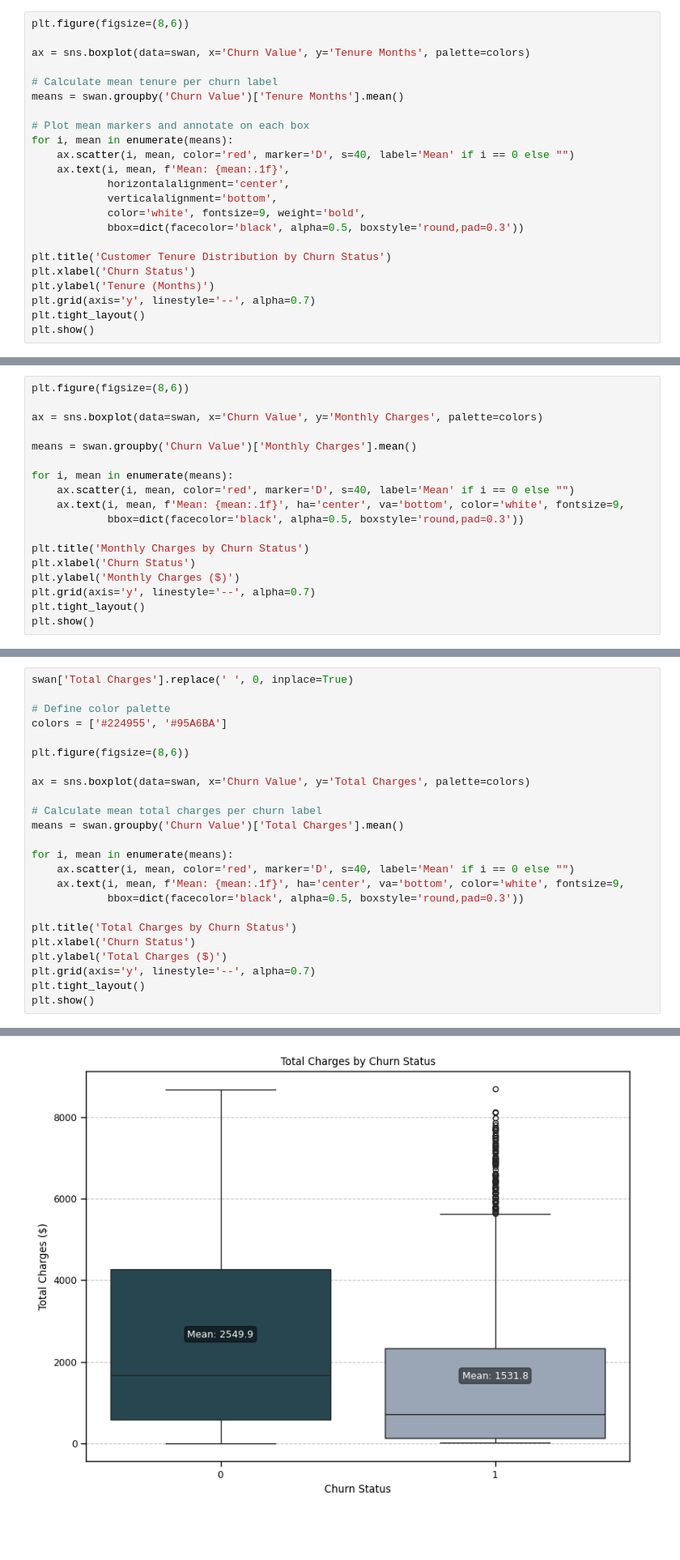
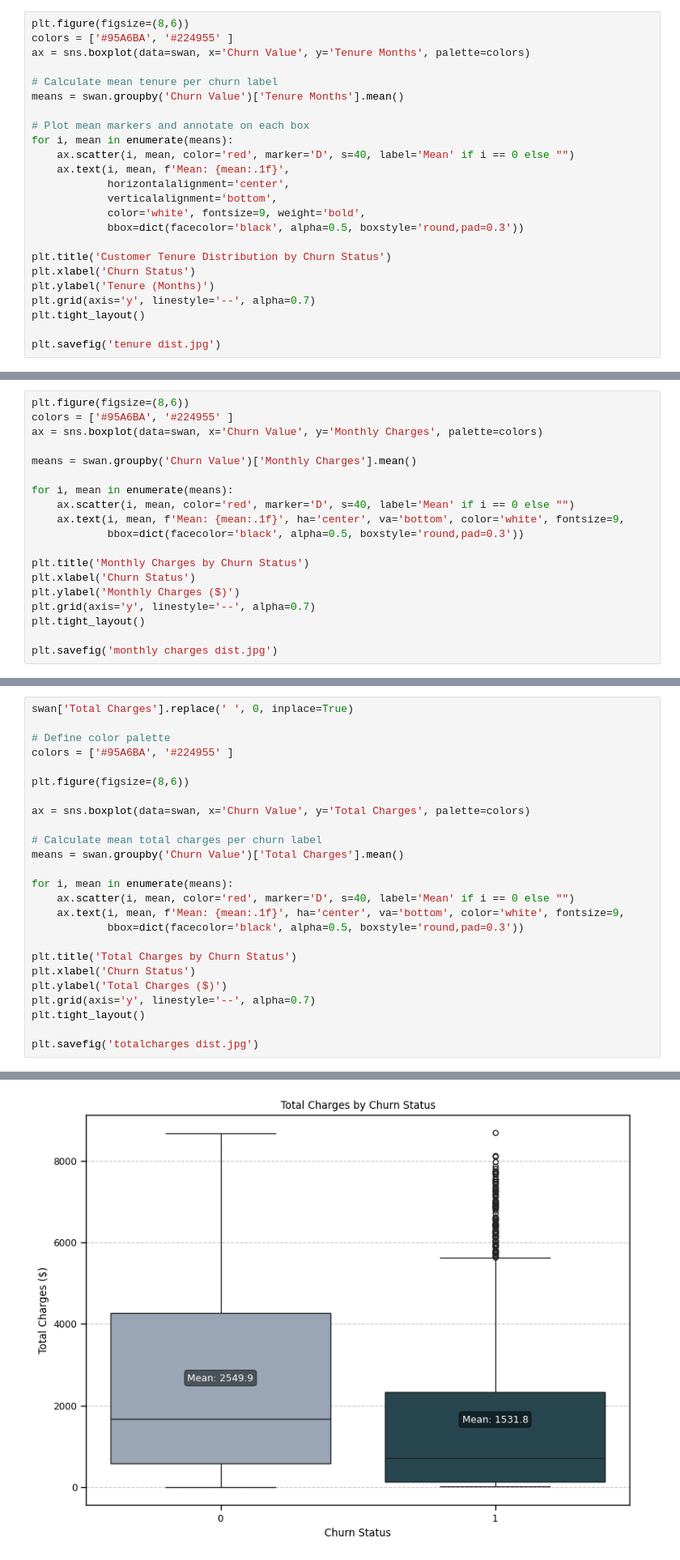
Before and after one commit to Aurelius-Blackwell/Customer_retention_analysis, a Jupyter notebook: LogRegV4.ipynb, the cells around one changed output, grey strips where cells are left out. Shown: that part at 81% size. Cells and saved outputs as stored; diff of their text form; blank space fills up the shorter version.

```diff
--- a/LogRegV4.ipynb
+++ b/LogRegV4.ipynb
@@ -302,7 +305,7 @@ This boxplot shows the **distribution of tenure (number of months a customer has
 It helps identify whether **customers with shorter tenure are more likely to churn**.
 # %%
 plt.figure(figsize=(8,6))
-
+colors = ['#95A6BA', '#224955' ]
 ax = sns.boxplot(data=swan, x='Churn Value', y='Tenure Months', palette=colors)
 
 # Calculate mean tenure per churn label
@@ -322,7 +325,8 @@ plt.xlabel('Churn Status')
 plt.ylabel('Tenure (Months)')
 plt.grid(axis='y', linestyle='--', alpha=0.7)
 plt.tight_layout()
-plt.show()
+
+plt.savefig('tenure dist.jpg')
 # %% [output]
 Passing `palette` without assigning `hue` is deprecated and will be removed in v0.14.0. Assign the `x` variable to `hue` and set `legend=False` for the same effect.
 
@@ -347,7 +351,7 @@ This visualisation compares the **Monthly Charges** paid by customers who churne
 This helps us see if **higher or lower bills correlate with churn**.
 # %%
 plt.figure(figsize=(8,6))
-
+colors = ['#95A6BA', '#224955' ]
 ax = sns.boxplot(data=swan, x='Churn Value', y='Monthly Charges', palette=colors)
 
 means = swan.groupby('Churn Value')['Monthly Charges'].mean()
@@ -362,7 +366,8 @@ plt.xlabel('Churn Status')
 plt.ylabel('Monthly Charges ($)')
 plt.grid(axis='y', linestyle='--', alpha=0.7)
 plt.tight_layout()
-plt.show()
+
+plt.savefig('monthly charges dist.jpg')
 # %% [output]
 Passing `palette` without assigning `hue` is deprecated and will be removed in v0.14.0. Assign the `x` variable to `hue` and set `legend=False` for the same effect.
 
@@ -426,7 +431,7 @@ It helps us understand if **total spend over time** has any relationship with a
 swan['Total Charges'].replace(' ', 0, inplace=True)
 
 # Define color palette
-colors = ['#224955', '#95A6BA']
+colors = ['#95A6BA', '#224955' ]
 
 plt.figure(figsize=(8,6))
 
@@ -445,5 +450,6 @@ plt.xlabel('Churn Status')
 plt.ylabel('Total Charges ($)')
 plt.grid(axis='y', linestyle='--', alpha=0.7)
 plt.tight_layout()
-plt.show()
+
+plt.savefig('totalcharges dist.jpg')
 # %% [output]
@@ -457,7 +456,7 @@ For example, when doing 'df[col].method(value, inplace=True)', try using 'df.met
 Passing `palette` without assigning `hue` is deprecated and will be removed in v0.14.0. Assign the `x` variable to `hue` and set `legend=False` for the same effect.
 
   ax = sns.boxplot(data=swan, x='Churn Value', y='Total Charges', palette=colors)
-[figure, old version]
+[figure, new version]
 # %% [markdown]
 * **Correlation Heatmap of Numerical Features**
 
```
Also changed, not shown: parts of 5 cells of this notebook.
